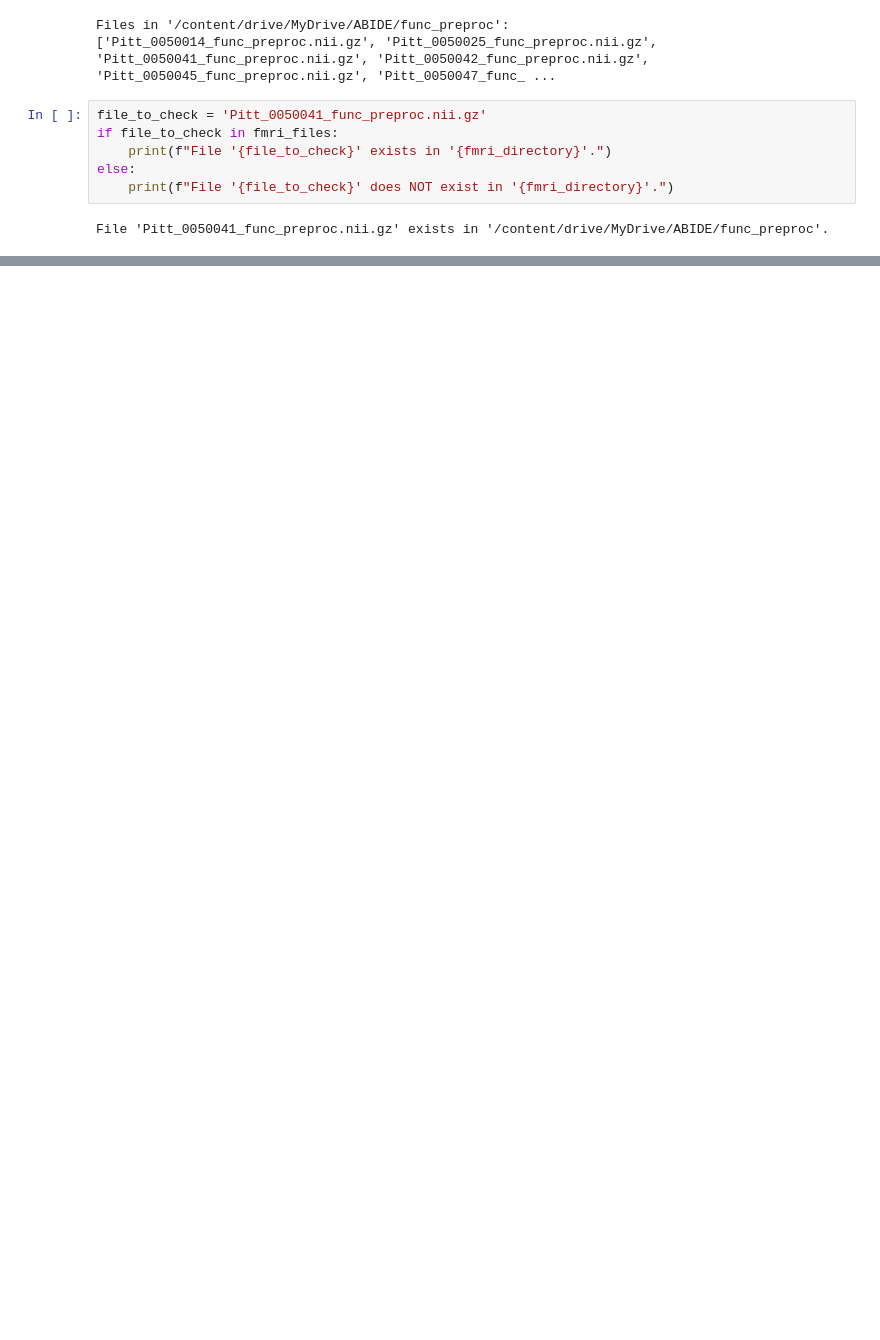
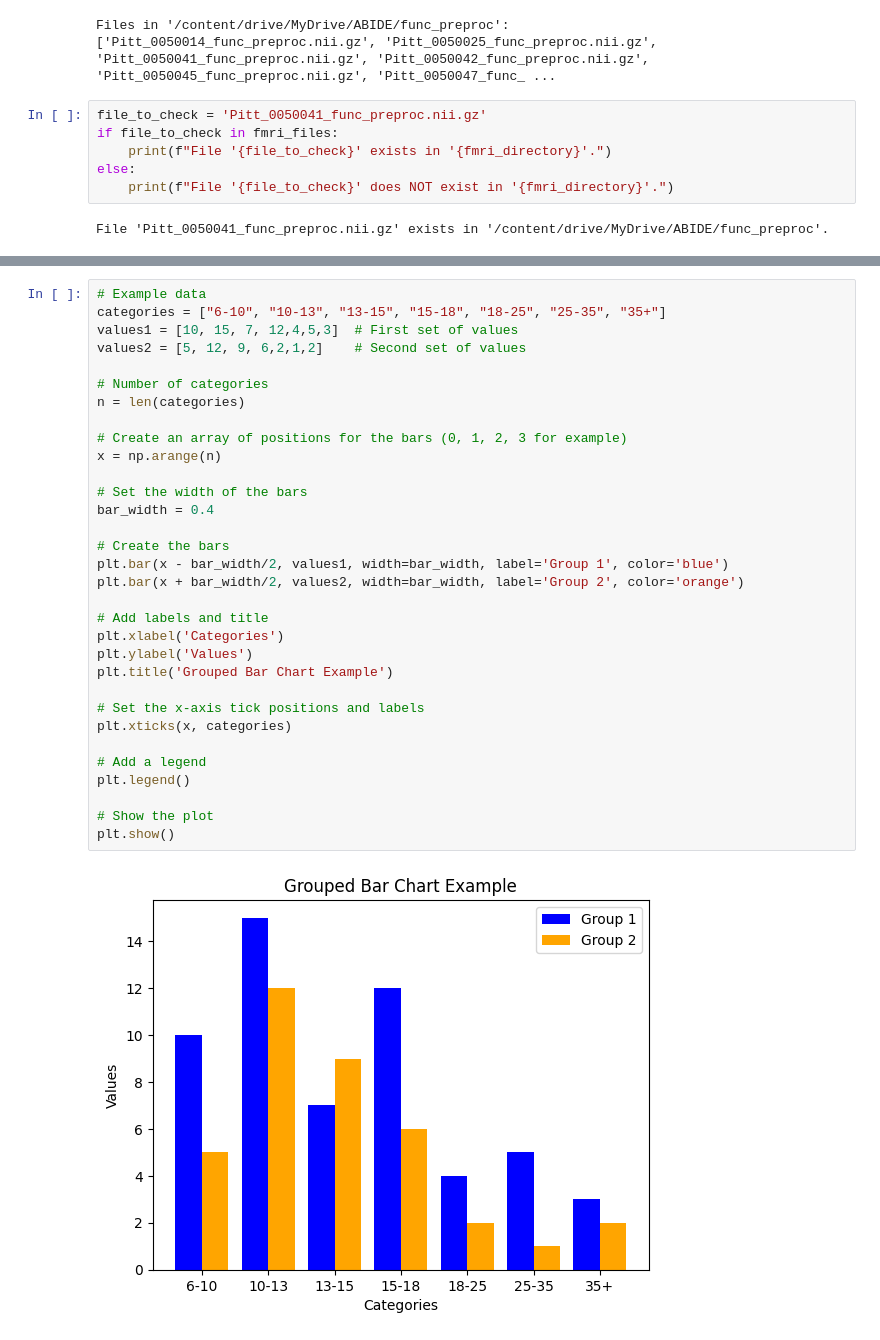
Before and after one commit to milanlakhani/neuro-classification, a Jupyter notebook: Neurological_classification.ipynb, the cells around one changed output, grey strips where cells are left out. Saved outputs shown, nothing was run; the diff lists cells and outputs as text; blank space fills up the shorter version.

```diff
--- a/Neurological_classification.ipynb
+++ b/Neurological_classification.ipynb
@@ -654,0 +695,34 @@ Test Accuracy: 80.00%
+# %%
+# Example data
+categories = ["6-10", "10-13", "13-15", "15-18", "18-25", "25-35", "35+"]
+values1 = [10, 15, 7, 12,4,5,3]  # First set of values
+values2 = [5, 12, 9, 6,2,1,2]    # Second set of values
+
+# Number of categories
+n = len(categories)
+
+# Create an array of positions for the bars (0, 1, 2, 3 for example)
+x = np.arange(n)
+
+# Set the width of the bars
+bar_width = 0.4
+
+# Create the bars
+plt.bar(x - bar_width/2, values1, width=bar_width, label='Group 1', color='blue')
+plt.bar(x + bar_width/2, values2, width=bar_width, label='Group 2', color='orange')
+
+# Add labels and title
+plt.xlabel('Categories')
+plt.ylabel('Values')
+plt.title('Grouped Bar Chart Example')
+
+# Set the x-axis tick positions and labels
+plt.xticks(x, categories)
+
+# Add a legend
+plt.legend()
+
+# Show the plot
+plt.show()
+# %% [output]
+[figure, added]
```
Also changed, not shown: parts of 22 cells of this notebook.
